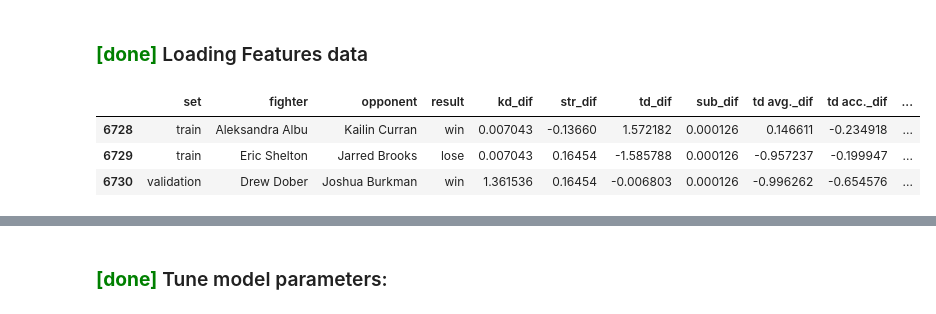
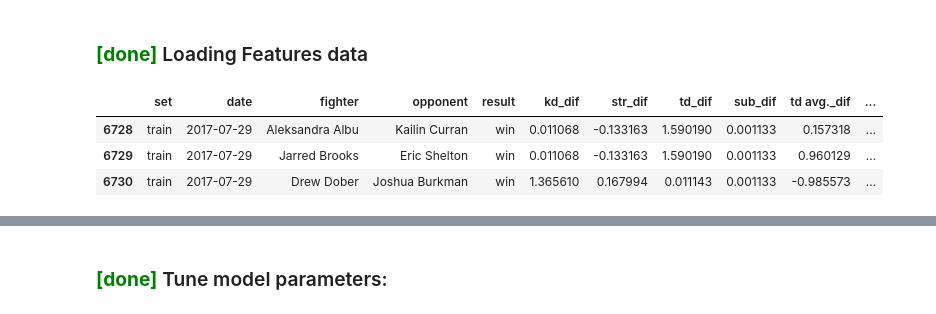
Before and after one commit to sagi778/ufc_fights_Predictor, a Jupyter notebook: notebooks/fight_result_model_training.ipynb, the cells around one changed output, grey strips where cells are left out. Cells and saved outputs as stored; diff of their text form; code cells hidden in the pictures.

```diff
--- a/notebooks/fight_result_model_training.ipynb
+++ b/notebooks/fight_result_model_training.ipynb
@@ -22,12 +22,12 @@ Pre-Processing func:
 ### <span style='color:green'> **[done]** </span>Loading Features data
 # %%
 loc = '../data/'
-file = 'fight_stat_data.csv'
+file = 'fight_stat_data_trained.csv'
 df = pd.read_csv(loc+file)
 df = df[df.columns[1:]]
 df.tail(3)
 # %% [output]
-|  | set | fighter | opponent | result | kd_dif | str_dif | td_dif | sub_dif | td avg._dif | td acc._dif | ... |
-| 6728 | train | Aleksandra Albu | Kailin Curran | win | 0.007043 | -0.13660 | 1.572182 | 0.000126 | 0.146611 | -0.234918 | ... |
-| 6729 | train | Eric Shelton | Jarred Brooks | lose | 0.007043 | 0.16454 | -1.585788 | 0.000126 | -0.957237 | -0.199947 | ... |
-| 6730 | validation | Drew Dober | Joshua Burkman | win | 1.361536 | 0.16454 | -0.006803 | 0.000126 | -0.996262 | -0.654576 | ... |
+|  | set | date | fighter | opponent | result | kd_dif | str_dif | td_dif | sub_dif | td avg._dif | ... |
+| 6728 | train | 2017-07-29 | Aleksandra Albu | Kailin Curran | win | 0.011068 | -0.133163 | 1.590190 | 0.001133 | 0.157318 | ... |
+| 6729 | train | 2017-07-29 | Jarred Brooks | Eric Shelton | win | 0.011068 | -0.133163 | 1.590190 | 0.001133 | 0.960129 | ... |
+| 6730 | train | 2017-07-29 | Drew Dober | Joshua Burkman | win | 1.365610 | 0.167994 | 0.011143 | 0.001133 | -0.985573 | ... |
```
Also changed, not shown: parts of 17 cells of this notebook, 1 other file.
